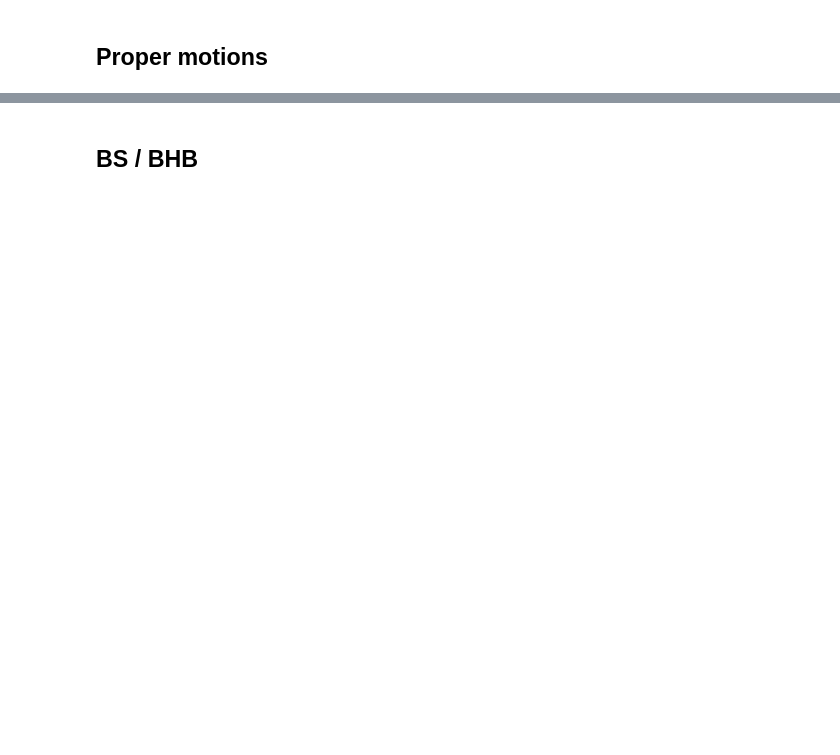
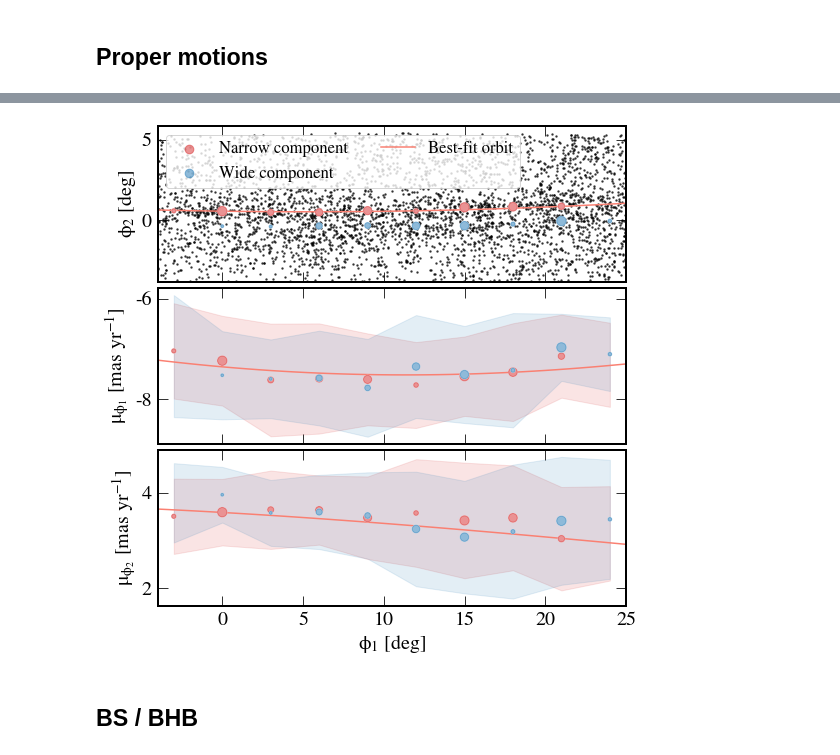
Before and after one commit to abonaca/jhelum, a Jupyter notebook: notebooks/jhelum_components.ipynb, the cells around one changed output, grey strips where cells are left out. Saved outputs shown, nothing was run; the diff lists cells and outputs as text; code cells hidden in the pictures; blank space fills up the shorter version.

```diff
--- a/notebooks/jhelum_components.ipynb
+++ b/notebooks/jhelum_components.ipynb
@@ -422,0 +398,4 @@ plt.gca().set_aspect('equal')
+# %%
+rmed_n_ = rmed_n - np.min(rmed_n, axis=1)[:,np.newaxis]
+rmed_norm = rmed_n_ / np.max(rmed_n_, axis=1)[:,np.newaxis]
+print(rmed_norm)
@@ -423,3 +409,74 @@ plt.gca().set_aspect('equal')
+# %%
+fig, ax = plt.subplots(3,1,figsize=(8,8), sharex=True, subplot_kw={'adjustable':'datalim'})
+
+cmaps = ['OrRd', 'GnBu']
+colors = ['tab:red', 'tab:blue', 'salmon']
+meds = [rmed_phi2, rmed_pmphi1, rmed_pmphi2]
+errs = [rmed_phi2_err, rmed_pmphi1_err, rmed_pmphi2_err]
+labels = ['Narrow component', 'Wide component']
+
+for e in range(2):
+    for k in range(3):
+        plt.sca(ax[k])
+#         plt.errorbar(bins_phi1, meds[k][e+1].value, yerr=errs[k][e+1].value, fmt='none',
+#                      color=colors[e], alpha=0.5, lw=3, label='', zorder=0)
+#         plt.plot(bins_phi1, meds[k][e+1], 'wo', ms=8, label='')
+#         plt.plot(bins_phi1, meds[k][e+1], 'o', ms=8, color=colors[e], alpha=0.5, label=labels[e])
+#         plt.scatter(bins_phi1, meds[k][e+1], c=rmed_norm[e+1], cmap=cmaps[e], vmin=0, vmax=1)
+        if k>0:
+            plt.fill_between(bins_phi1, meds[k][e+1] - errs[k][e+1], meds[k][e+1] + errs[k][e+1],
+                            color=colors[e], alpha=0.12, label='', zorder=0)
+
+        plt.scatter(bins_phi1, meds[k][e+1], color='w', s=(rmed_norm[e+1]*20)**1.5, alpha=1, label='',
+                   zorder=10)
+        plt.scatter(bins_phi1, meds[k][e+1], color=colors[e], s=(rmed_norm[e+1]*20)**1.5, alpha=0.5, label=labels[e],
+                   zorder=10)
+
+plt.sca(ax[0])
+# plt.plot(bins_phi1, rmed_phi2[0], 'k-', alpha=0.1, lw=6, label='Whole Jhelum')
+# plt.fill_between(bins_phi1, rmed_phi2[0]-rmed_phi2_err[0], rmed_phi2[0]+rmed_phi2_err[0],
+#                  color='k', alpha=0.1, label='')
+plt.plot(cj.phi1[pm_mask & cmd_mask].wrap_at(wangle), cj.phi2[pm_mask & cmd_mask], 'k.', ms=3, alpha=0.6, zorder=0,
+        label='')
+plt.plot(model_jhelum_nocorr.phi1.wrap_at(wangle), model_jhelum_nocorr.phi2, '-', color=colors[2],
+         label='Best-fit orbit')
+
+plt.ylabel('$\phi_2$ [deg]')
+plt.ylim(-2,4)
+plt.xlim(-4,25)
+plt.gca().set_aspect('equal')
+
+# plt.legend(loc=2, fontsize='small', ncol=2)
+# reorder legend entries
+handles, labels = plt.gca().get_legend_handles_labels()
+legend_order = np.array([1,2,0], dtype=np.int)
+handles = [handles[x] for x in legend_order]
+labels = [labels[x] for x in legend_order]
+plt.legend(handles, labels, loc=2, fontsize='small', ncol=2, markerscale=1.3)
+
+plt.sca(ax[1])
+# plt.plot(bins_phi1, rmed_pmphi1[0], 'k-', alpha=0.1, lw=6)
+# plt.fill_between(bins_phi1, rmed_pmphi1[0]-rmed_pmphi1_err[0], rmed_pmphi1[0]+rmed_pmphi1_err[0],
+#                  color='k', alpha=0.1)
+plt.plot(model_jhelum_nocorr.phi1.wrap_at(wangle), model_jhelum_nocorr.pm_phi1_cosphi2.to(u.mas/u.yr), '-',
+        color=colors[2],)
+
+plt.ylabel('$\mu_{\phi_1}$ [mas yr$^{-1}$]')
+
+plt.sca(ax[2])
+# plt.plot(bins_phi1, rmed_pmphi2[0], 'k-', alpha=0.1, lw=6)
+# plt.fill_between(bins_phi1, rmed_pmphi2[0]-rmed_pmphi2_err[0], rmed_pmphi2[0]+rmed_pmphi2_err[0],
+#                  color='k', alpha=0.1)
+plt.plot(model_jhelum_nocorr.phi1.wrap_at(wangle), model_jhelum_nocorr.pm_phi2.to(u.mas/u.yr), '-',
+         color=colors[2],)
+
+plt.xlabel('$\phi_1$ [deg]')
+plt.ylabel('$\mu_{\phi_2}$ [mas yr$^{-1}$]')
+
+plt.tight_layout(h_pad=0.3)
+plt.savefig('../paper/components.pdf')
+# %% [output]
+[figure, added]
 # %% [markdown]
 ## BS / BHB
 # %%
```
Also changed, not shown: parts of 17 cells of this notebook, 1 other file.
